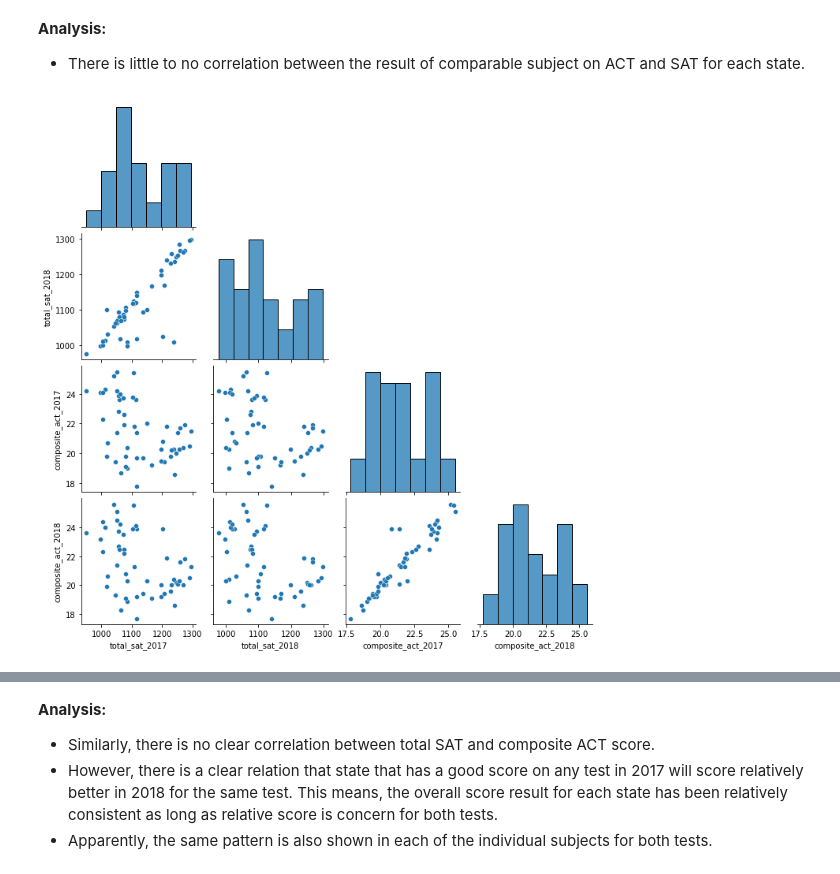
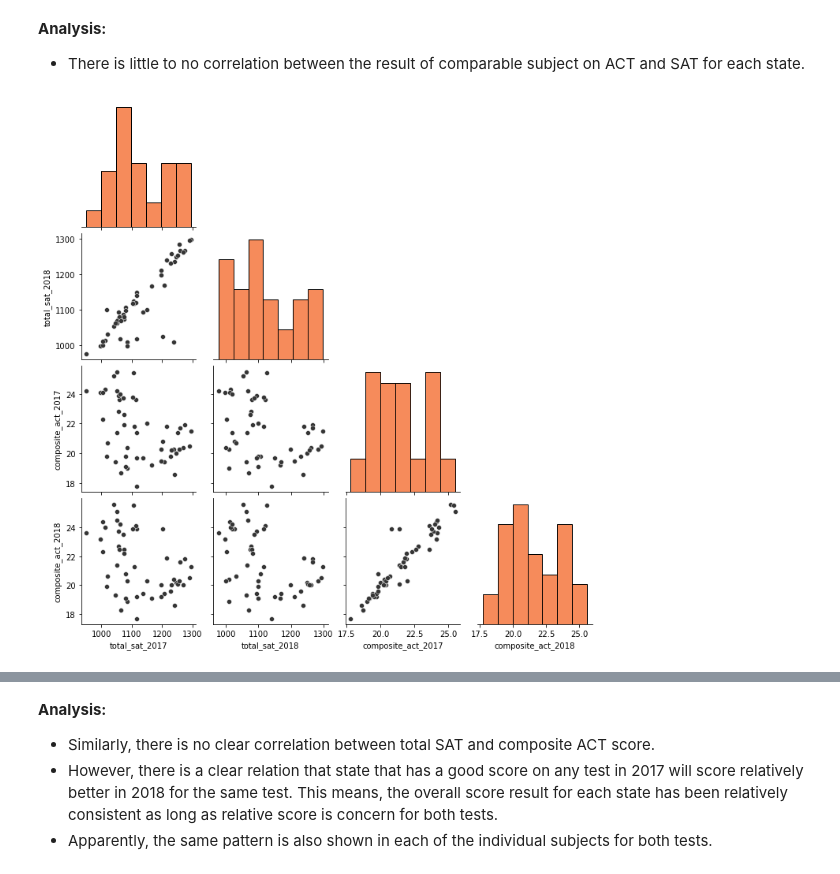
Before and after one commit to jeffersonqiu/general_assembly_projects, a Jupyter notebook: Project_1/code/starter-code.ipynb, the cells around one changed output, grey strips where cells are left out. Cells and saved outputs as stored; diff of their text form; code cells hidden in the pictures.

```diff
--- a/Project_1/code/starter-code.ipynb
+++ b/Project_1/code/starter-code.ipynb
@@ -1313,6 +1312,12 @@ scatter_plotter(final,list_of_columns,figsize)
 **Analysis:**
 - There is little to no correlation between the result of comparable subject on ACT and SAT for each state.
 # %%
-sns.pairplot(final[['total_sat_2017','total_sat_2018','composite_act_2017','composite_act_2018']],corner=True);
+sns.pairplot(final[['total_sat_2017',
+                    'total_sat_2018',
+                    'composite_act_2017',
+                    'composite_act_2018']],
+             corner=True,
+             diag_kws = {'color':'#F46524'},
+            plot_kws = {'color':'#353535'});
 # %% [output]
-[figure, old version]
+[figure, new version]
```
Also changed, not shown: parts of 53 cells of this notebook.
